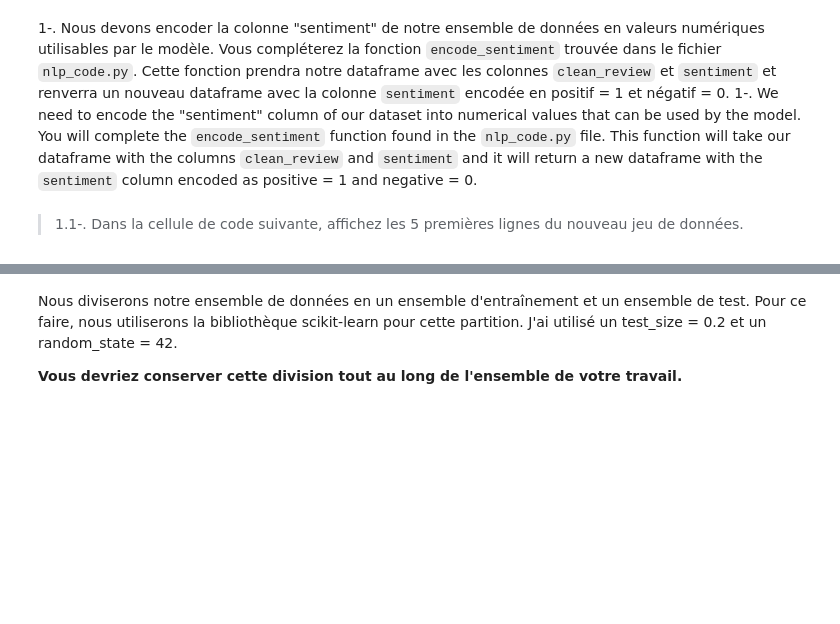
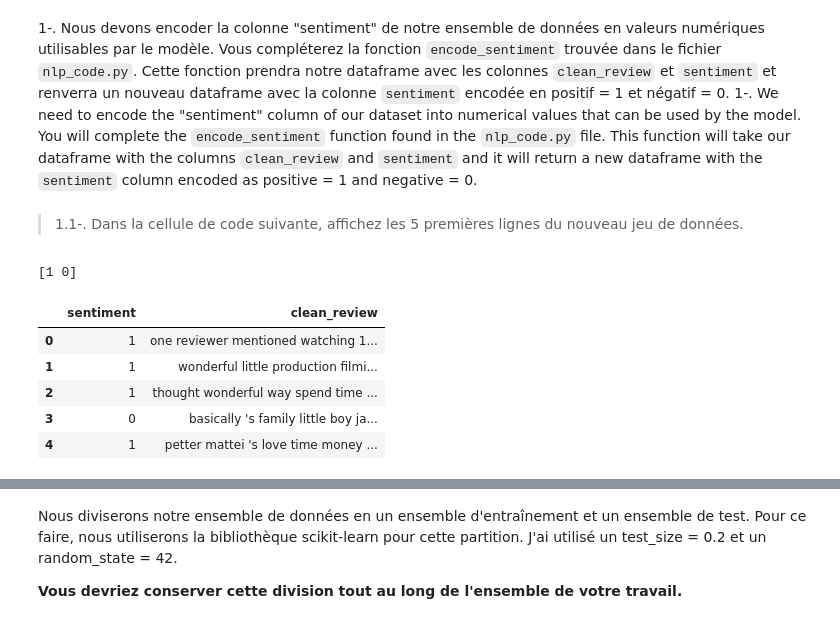
Before and after one commit to SimonTheoret/dev6, a Jupyter notebook: hw6.ipynb, the cells around one changed output, grey strips where cells are left out. Drawn from its saved outputs; the diff is of its cells as text; code cells hidden in the pictures; blank space fills up the shorter version.

```diff
--- a/hw6.ipynb
+++ b/hw6.ipynb
@@ -229,0 +253,11 @@ new_df = encode_sentiment(clean_df)
+# %%
+print(new_df["sentiment"].unique())
+new_df.head(5)
+# %% [output]
+[1 0]
+|  | sentiment | clean_review |
+| 0 | 1 | one reviewer mentioned watching 1... |
+| 1 | 1 | wonderful little production filmi... |
+| 2 | 1 | thought wonderful way spend time ... |
+| 3 | 0 | basically 's family little boy ja... |
+| 4 | 1 | petter mattei 's love time money ... |
```
Also changed, not shown: parts of 16 cells of this notebook, 1 other file.
